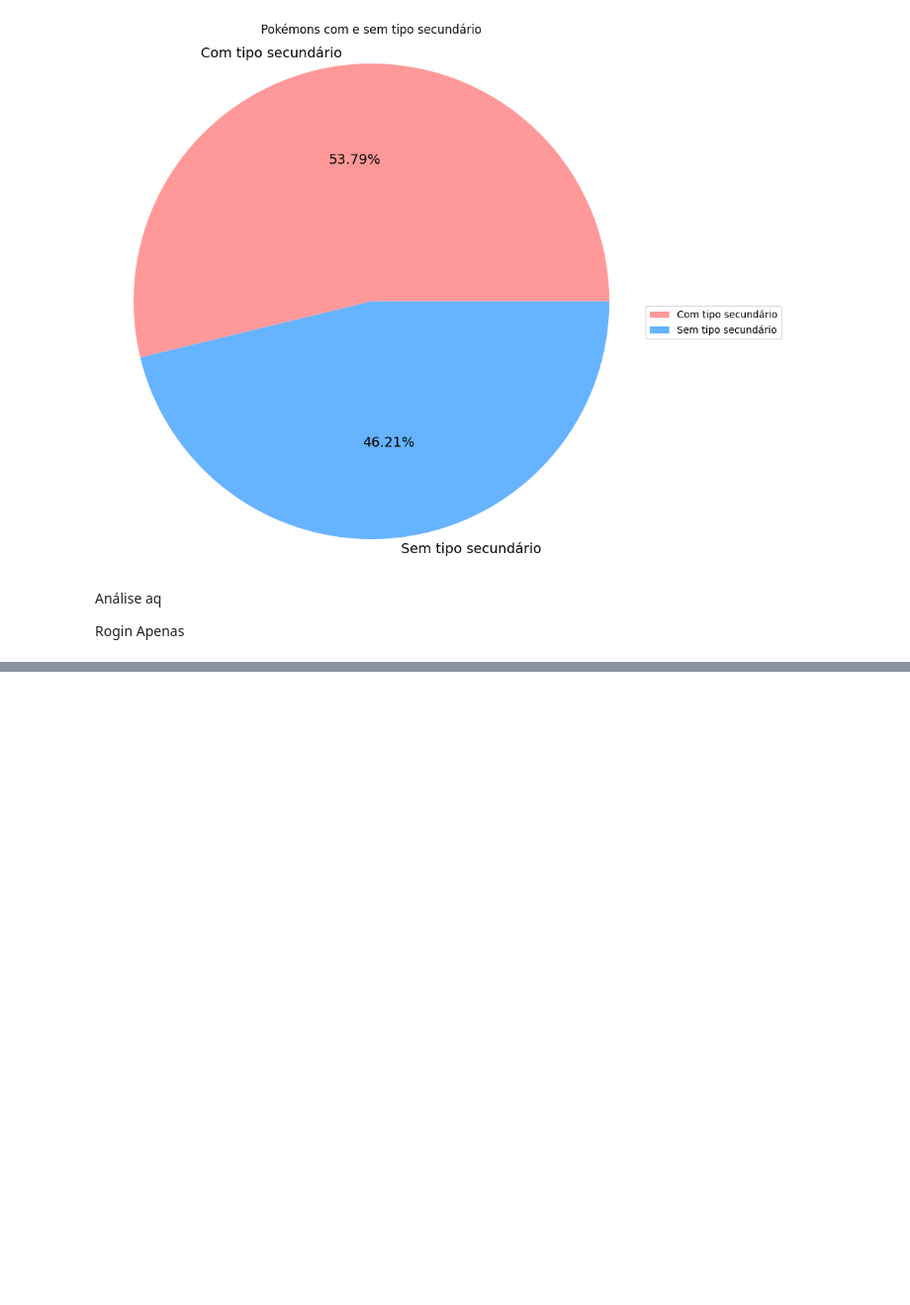
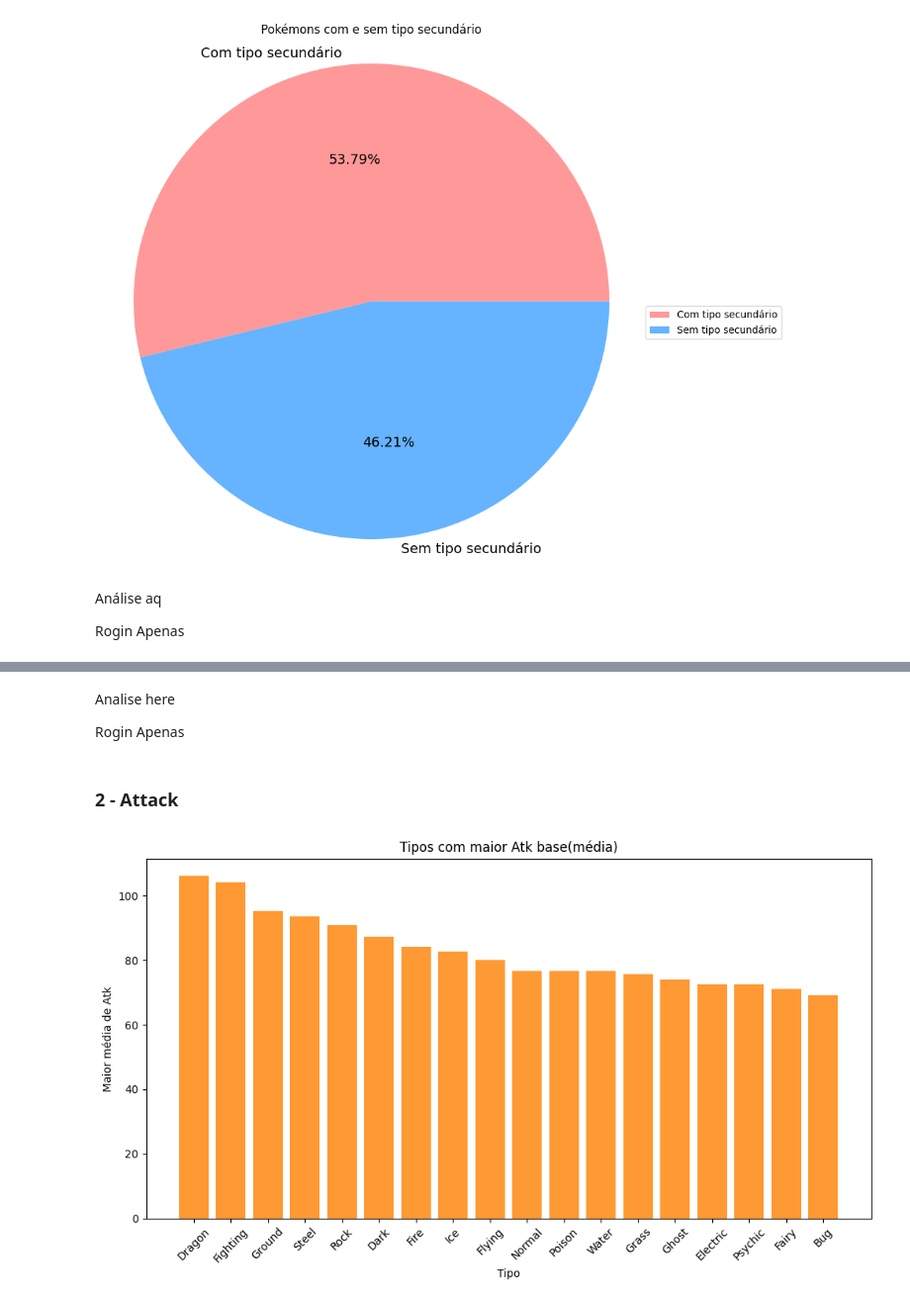
Before and after one commit to RogerFerre1/Projeto_analise_de_dados_Pokemon, a Jupyter notebook: Pokemon.ipynb, the cells around one changed output, grey strips where cells are left out. Shown: that part at 99% size. Cells and saved outputs as stored; diff of their text form; code cells hidden in the pictures; blank space fills up the shorter version.

```diff
--- a/Pokemon.ipynb
+++ b/Pokemon.ipynb
@@ -164,0 +256,18 @@ Rogin Apenas
+# %% [markdown]
+Analise here
+
+Rogin Apenas
+# %% [markdown]
+### 2 - Attack
+# %%
+atk_por_tipo = stats_por_tipo['Attack'].sort_values(ascending=False)
+
+plt.figure(figsize=(12,6))
+plt.bar(atk_por_tipo.index, atk_por_tipo.values, color='#FF9933')
+plt.xticks(rotation=45)
+plt.xlabel("Tipo")
+plt.ylabel("Maior média de Atk")
+plt.title("Tipos com maior Atk base(média)")
+plt.show()
+# %% [output]
+[figure, added]
```
Also changed, not shown: parts of 31 cells of this notebook, 2 other files.
